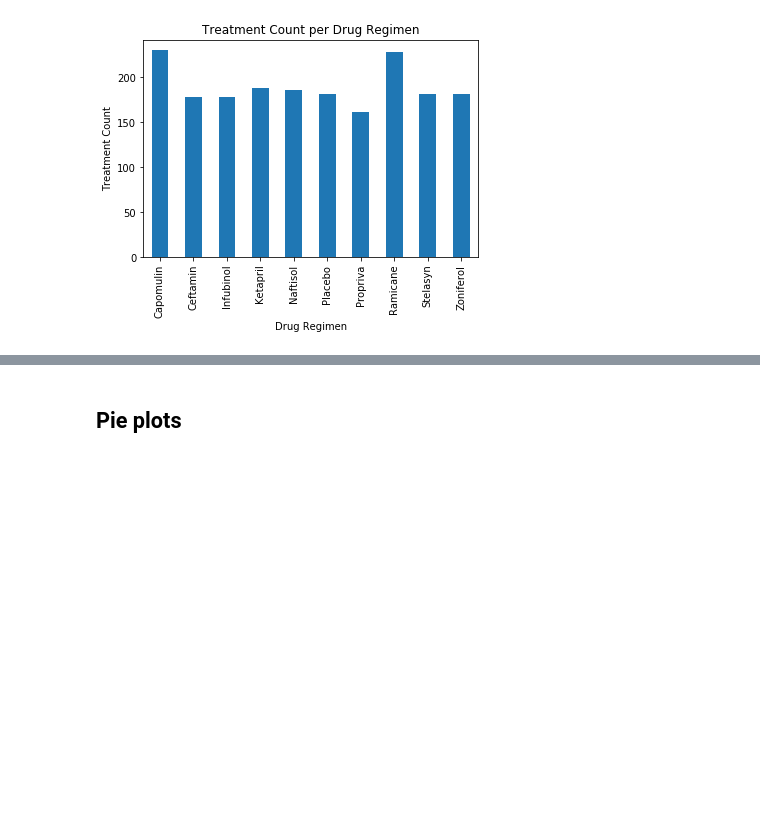
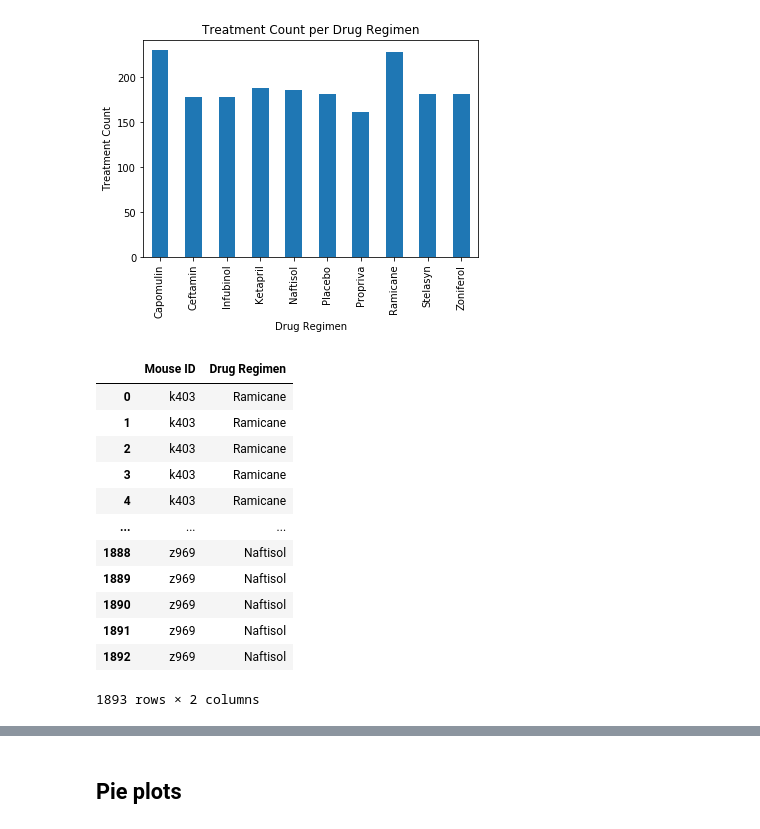
Before and after one commit to kamanzol/MatPlot, a Jupyter notebook: Pymaceuticals/pymaceuticals_starter.ipynb, the cells around one changed output, grey strips where cells are left out. Cells and saved outputs as stored; diff of their text form; code cells hidden in the pictures; blank space fills up the shorter version.

```diff
--- a/Pymaceuticals/pymaceuticals_starter.ipynb
+++ b/Pymaceuticals/pymaceuticals_starter.ipynb
@@ -72,3 +67,19 @@ plt.show()
 [figure]
 # %%
 # Generate a bar plot showing number of data points for each treatment regimen using pyplot
+simple_merge = merged_data[["Mouse ID","Drug Regimen"]]
+simple_merge
+# %% [output]
+|  | Mouse ID | Drug Regimen |
+| 0 | k403 | Ramicane |
+| 1 | k403 | Ramicane |
+| 2 | k403 | Ramicane |
+| 3 | k403 | Ramicane |
+| 4 | k403 | Ramicane |
+| ... | ... | ... |
+| 1888 | z969 | Naftisol |
+| 1889 | z969 | Naftisol |
+| 1890 | z969 | Naftisol |
+| 1891 | z969 | Naftisol |
+| 1892 | z969 | Naftisol |
+1893 rows × 2 columns
```
Also changed, not shown: parts of 9 cells of this notebook.
